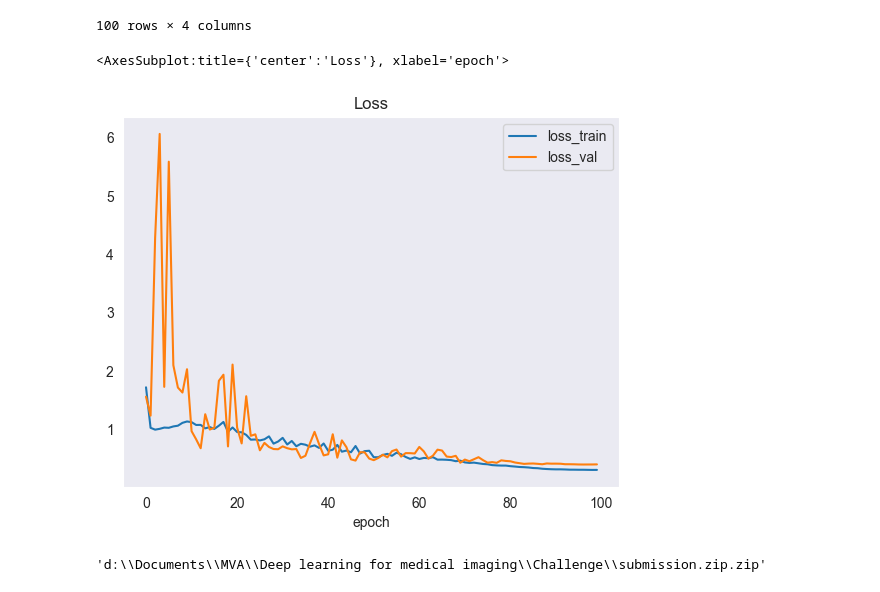
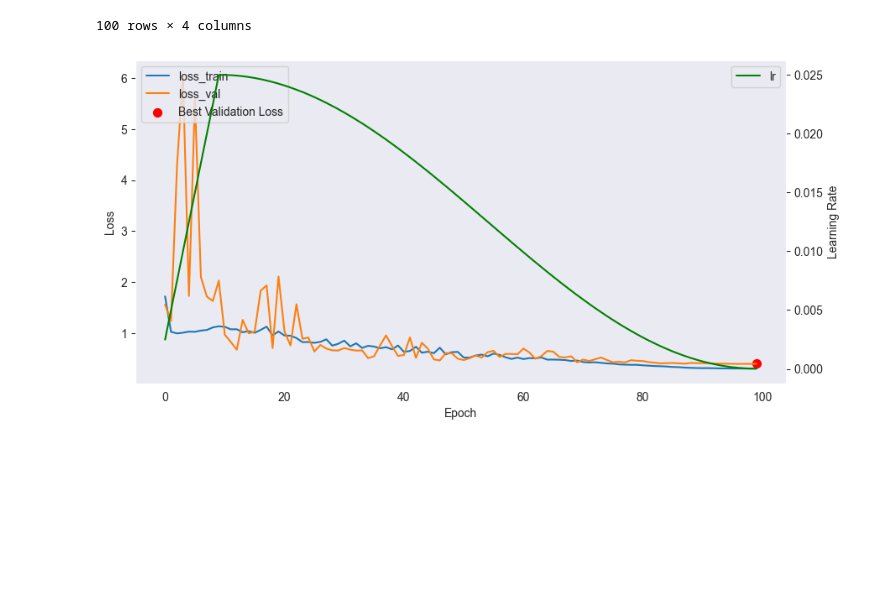
Before and after one commit to Theaublanchard/DLMI, a Jupyter notebook: Challenge/explore.ipynb, the cells around one changed output. Saved outputs shown, nothing was run; the diff lists cells and outputs as text; code cells hidden in the pictures; blank space fills up the shorter version.

Commit message:
added gaussian aug and save best val model | cleaned code | training visualization

```diff
--- a/Challenge/explore.ipynb
+++ b/Challenge/explore.ipynb
@@ -571,14 +306,21 @@ mae_loss
 # %%
 exp_dir = os.path.join('.', 'exp')
 stats_path = os.path.join(exp_dir, 'stats.txt')
-stats_file = open(stats_path, 'r')
+best_val_path = os.path.join(exp_dir, 'model.pth')
+# best_val_path = os.path.join(exp_dir, 'model_val.pth')
+# %%
+ckpt = torch.load(best_val_path, map_location="cpu")
+start_epoch = ckpt["epoch"]
+best_epoch = ckpt["epoch"]
+best_val_loss = ckpt["loss_val"]
 # %%
 dict_list = []
-for line in stats_file:
-    # print(line)
-    if line[0] == '{':
+with open(stats_path, 'r') as stats_file:
+    for line in stats_file:
+        # print(line)
+        if line[0] == '{':
 
-        dict_list.append(eval(line))
+            dict_list.append(eval(line))
 # %%
 # From dict list to df
 df = pd.DataFrame(dict_list)
@@ -600,8 +342,3 @@ df
 | 98 | 0.302626 | 0.396109 | 0.000033 | 17131.339514 |
 | 99 | 0.303222 | 0.397628 | 0.000025 | 17299.887526 |
 100 rows × 4 columns
-# %%
-df.plot(y=['loss_train', 'loss_val'], title="Loss")
-# %% [output]
-<AxesSubplot:title={'center':'Loss'}, xlabel='epoch'>
-[figure, removed]
@@ -610,6 +345,16 @@ import shutil
-# %%
-output_filename = "submission.zip"
-dir_name = "./exp/submission"
-shutil.make_archive(output_filename, 'zip', dir_name)
-# %% [output]
-'d:\\Documents\\MVA\\Deep learning for medical imaging\\Challenge\\submission.zip.zip'
+# %%
+fig, (ax0) = plt.subplots(1,1, figsize=(10,5))
+df.plot(y=['loss_train', 'loss_val'], ax=ax0)
+ax0.scatter(best_epoch-1, best_val_loss, color='r', marker='.',s=200, label='Best Validation Loss')
+ax0.set_ylabel("Loss")
+ax0.legend()
+ax1 = ax0.twinx()
+df.plot(y=['lr'], ax=ax1, color='g')
+ax0.legend(loc = 'upper left')
+ax1.legend(loc = 'upper right')
+ax0.set_xlabel("Epoch")
+ax1.set_ylabel("Learning Rate")
+
+plt.show()
+# %% [output]
+[figure, added]
```
Also changed, not shown: parts of 21 cells of this notebook, 4 other files.
